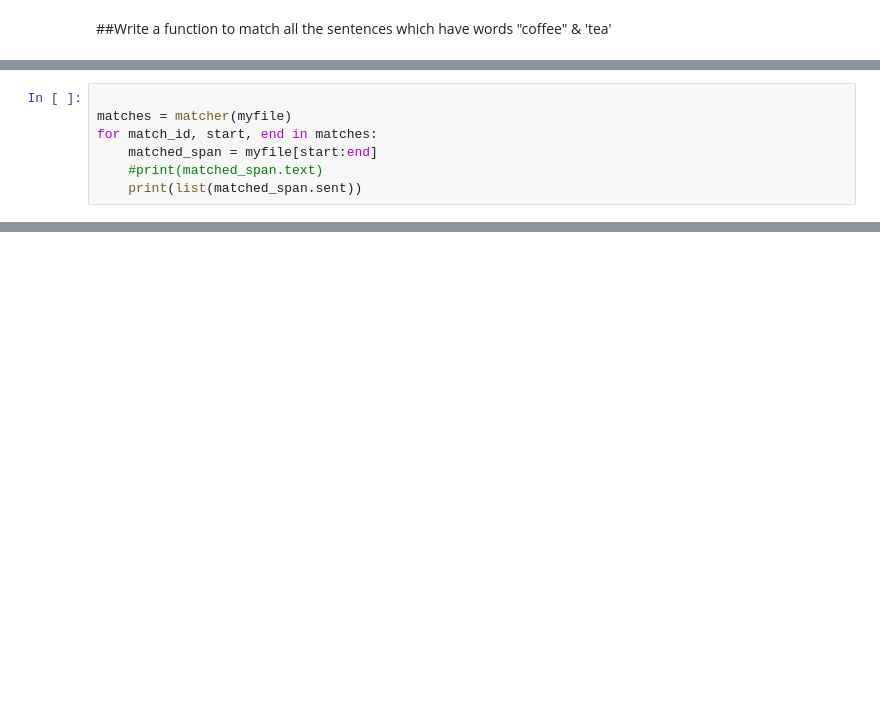
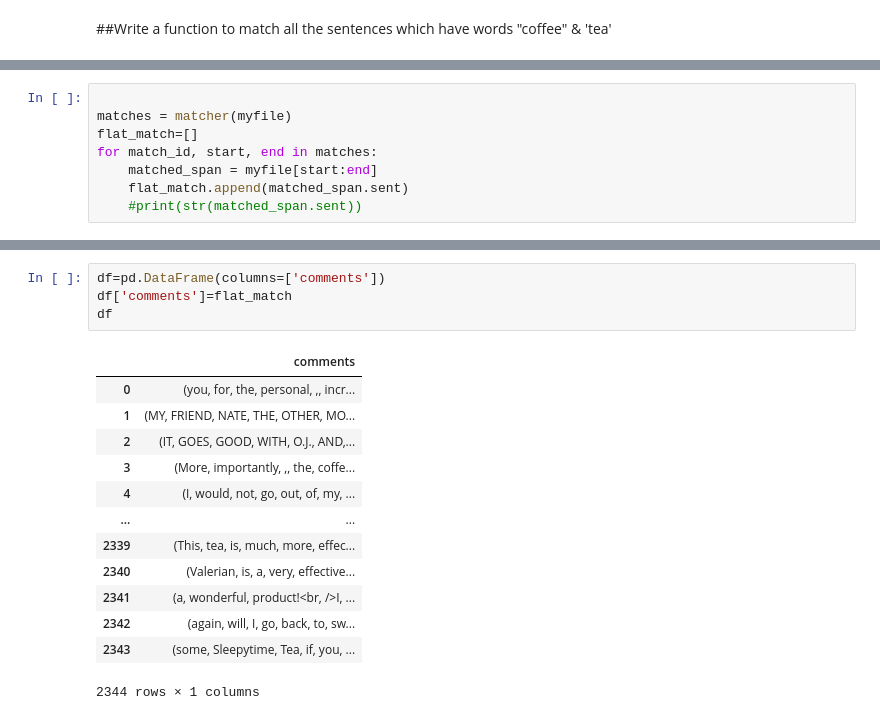
Before and after one commit to rajagopal17/Text-Analysis-with-Spacy, a Jupyter notebook: Spacy_Rule_Matcher_2.ipynb, the cells around one changed output, grey strips where cells are left out. Drawn from its saved outputs; the diff is of its cells as text; blank space fills up the shorter version.

```diff
--- a/Spacy_Rule_Matcher_2.ipynb
+++ b/Spacy_Rule_Matcher_2.ipynb
@@ -112,7 +112,8 @@ Wall time: 234 µs
 # %%
 
 matches = matcher(myfile)
+flat_match=[]
 for match_id, start, end in matches:
     matched_span = myfile[start:end]
-    #print(matched_span.text)
-    print(list(matched_span.sent))
+    flat_match.append(matched_span.sent)
+    #print(str(matched_span.sent))
@@ -136,0 +140,18 @@ for match_id, start, end in matches:
+# %%
+df=pd.DataFrame(columns=['comments'])
+df['comments']=flat_match
+df
+# %% [output]
+|  | comments |
+| 0 | (you, for, the, personal, ,, incr... |
+| 1 | (MY, FRIEND, NATE, THE, OTHER, MO... |
+| 2 | (IT, GOES, GOOD, WITH, O.J., AND,... |
+| 3 | (More, importantly, ,, the, coffe... |
+| 4 | (I, would, not, go, out, of, my, ... |
+| ... | ... |
+| 2339 | (This, tea, is, much, more, effec... |
+| 2340 | (Valerian, is, a, very, effective... |
+| 2341 | (a, wonderful, product!<br, />I, ... |
+| 2342 | (again, will, I, go, back, to, sw... |
+| 2343 | (some, Sleepytime, Tea, if, you, ... |
+2344 rows × 1 columns
```
Also changed, not shown: parts of 5 cells of this notebook.
